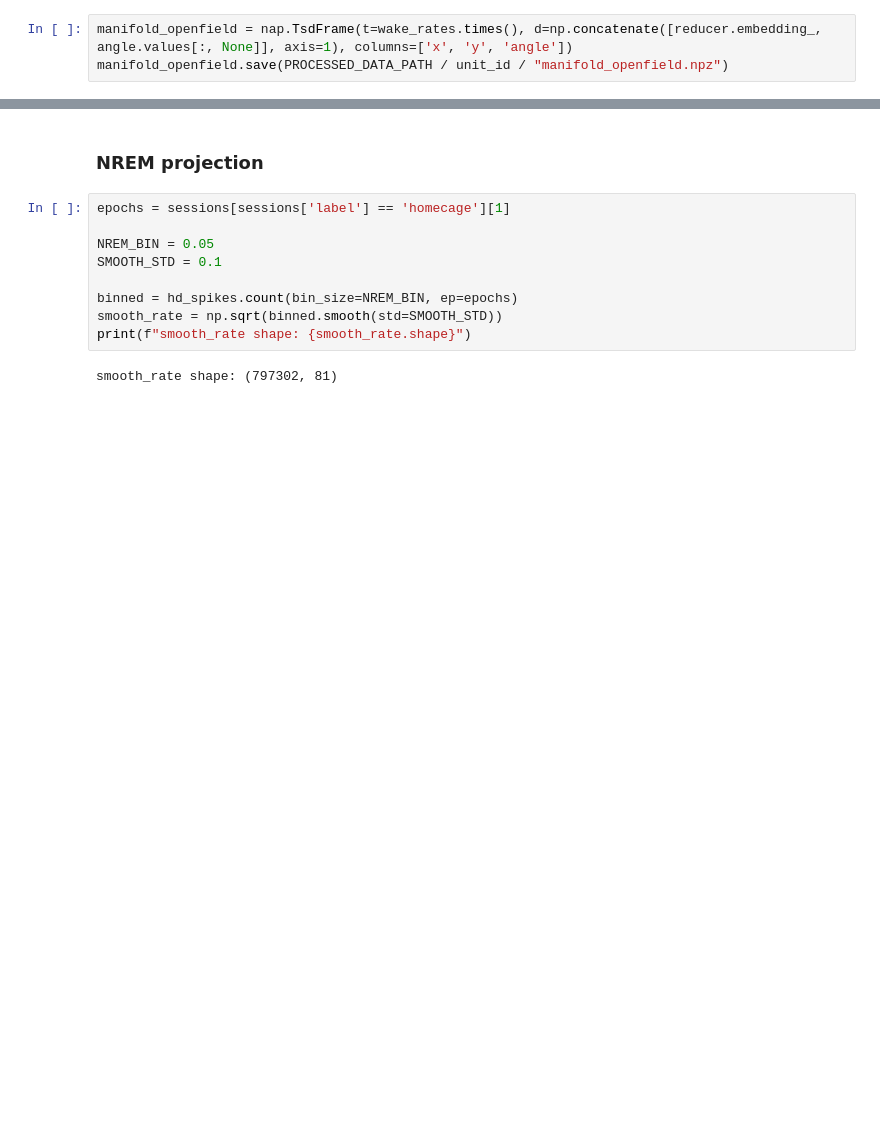
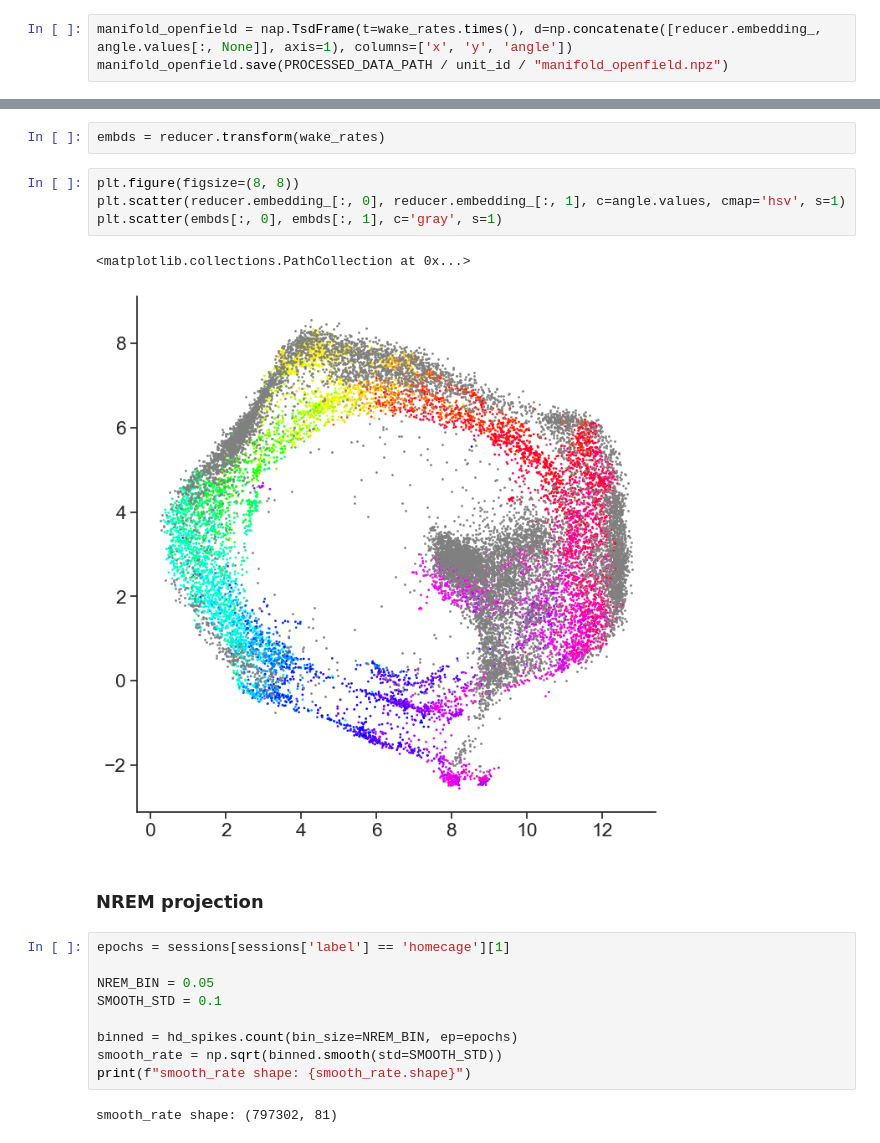
Before and after one commit to Senzai-Lab/nrem_sc, a Jupyter notebook: notebooks/manifold_post.ipynb, the cells around one changed output, grey strips where cells are left out. Cells and saved outputs as stored; diff of their text form; blank space fills up the shorter version.

```diff
--- a/notebooks/manifold_post.ipynb
+++ b/notebooks/manifold_post.ipynb
@@ -70,3 +87,12 @@ manifold_openfield.save(PROCESSED_DATA_PATH / unit_id / "manifold_openfield.npz"
+# %%
+embds = reducer.transform(wake_rates)
+# %%
+plt.figure(figsize=(8, 8))
+plt.scatter(reducer.embedding_[:, 0], reducer.embedding_[:, 1], c=angle.values, cmap='hsv', s=1)
+plt.scatter(embds[:, 0], embds[:, 1], c='gray', s=1)
+# %% [output]
+<matplotlib.collections.PathCollection at 0x...>
+[figure, added]
 # %% [markdown]
 ### NREM projection
 # %%
```
Also changed, not shown: parts of 3 cells of this notebook, 9 other files.
